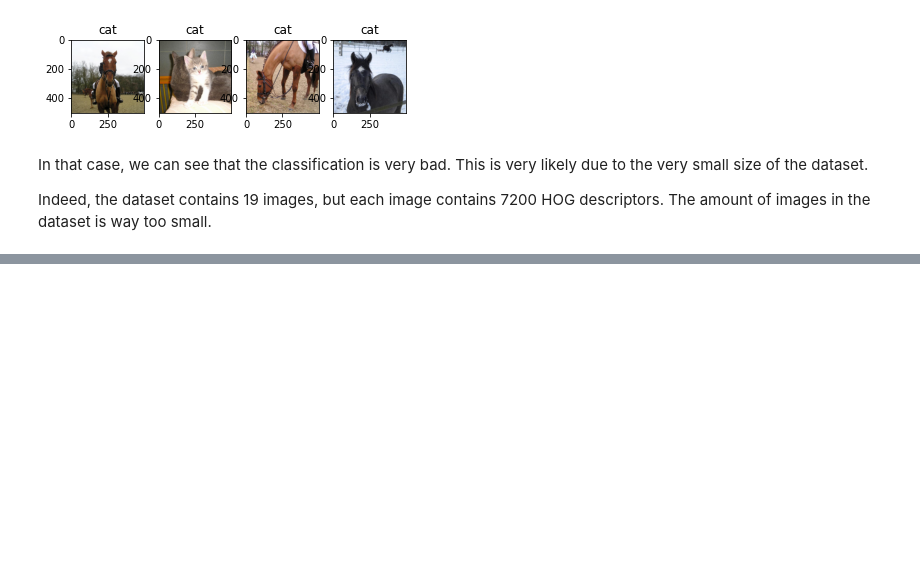
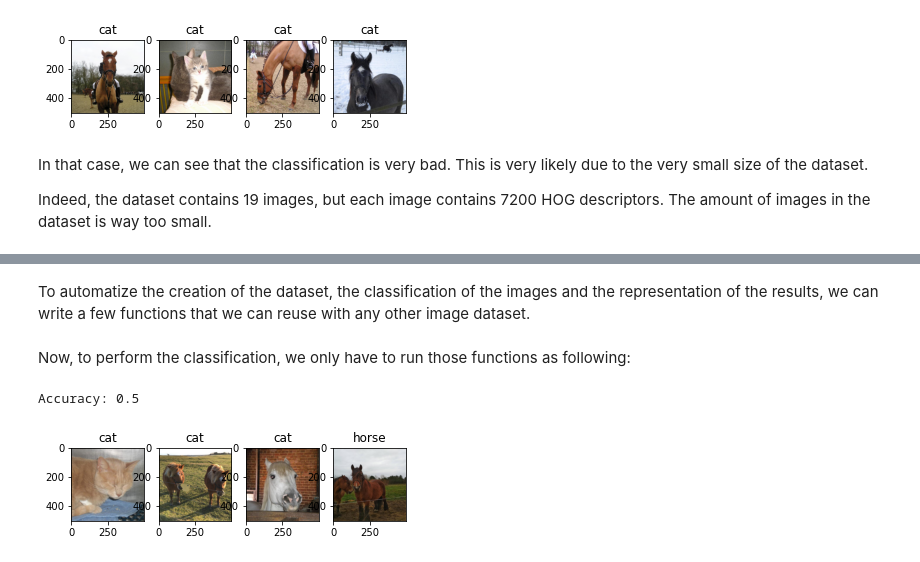
Before and after one commit to annalaine/quaxp, a Jupyter notebook: 2-1-3-image-classification.ipynb, the cells around one changed output, grey strips where cells are left out. Saved outputs shown, nothing was run; the diff lists cells and outputs as text; code cells hidden in the pictures; blank space fills up the shorter version.

```diff
--- a/2-1-3-image-classification.ipynb
+++ b/2-1-3-image-classification.ipynb
@@ -114,0 +117,2 @@ Indeed, the dataset contains 19 images, but each image contains 7200 HOG descrip
+# %% [markdown]
+To automatize the creation of the dataset, the classification of the images and the representation of the results, we can write a few functions that we can reuse with any other image dataset.
@@ -114,0 +137,49 @@ Indeed, the dataset contains 19 images, but each image contains 7200 HOG descrip
+# %%
+def classify_images(df, random_state = 0):
+    # From a df, performs image classification and returns the results
+    # Takes random_state as an input to allow different reproducible results
+
+    from sklearn.ensemble import RandomForestClassifier
+    from sklearn.model_selection import train_test_split
+
+    train, test, y_train, y_test = train_test_split(df[['image_path', 'hog_features']], # we keep the attribute 'image_path' to
+                                                    #be able to access the image to check the classification if needed
+                                                    df['label'],
+                                                    test_size = 0.2,
+                                                    random_state = random_state)
+
+    x_train = np.stack(train['hog_features'].values)
+    x_test = np.stack(test['hog_features'].values)
+
+    random_forest = RandomForestClassifier(n_estimators = 10, max_depth = 7, random_state = 0)
+    random_forest.fit(x_train, y_train.values)
+    predictions = random_forest.predict(x_test)
+
+    return predictions, y_test, test
+# %%
+def print_results(predictions, test):
+
+    import matplotlib.pyplot as plt
+
+    i = 0
+    l = len(test)
+    for index, row in test.iterrows():
+        plt.subplot(1, l, i+1)
+        plt.imshow(io.imread(row['image_path']))
+        plt.title(str(predictions[i]))
+        i = i + 1
+    plt.show()
+# %% [markdown]
+Now, to perform the classification, we only have to run those functions as following:
+# %%
+import pandas as pd
+from sklearn.metrics import accuracy_score
+
+images = pd.read_csv('./2-images.csv')
+images = create_hog(images)
+pred, y_test, test = classify_images(images, 1)
+print('Accuracy: ' + str(accuracy_score(pred, y_test)))
+print_results(pred, test)
+# %% [output]
+Accuracy: 0.5
+[figure, added]
```
Also changed, not shown: parts of 5 cells of this notebook.
